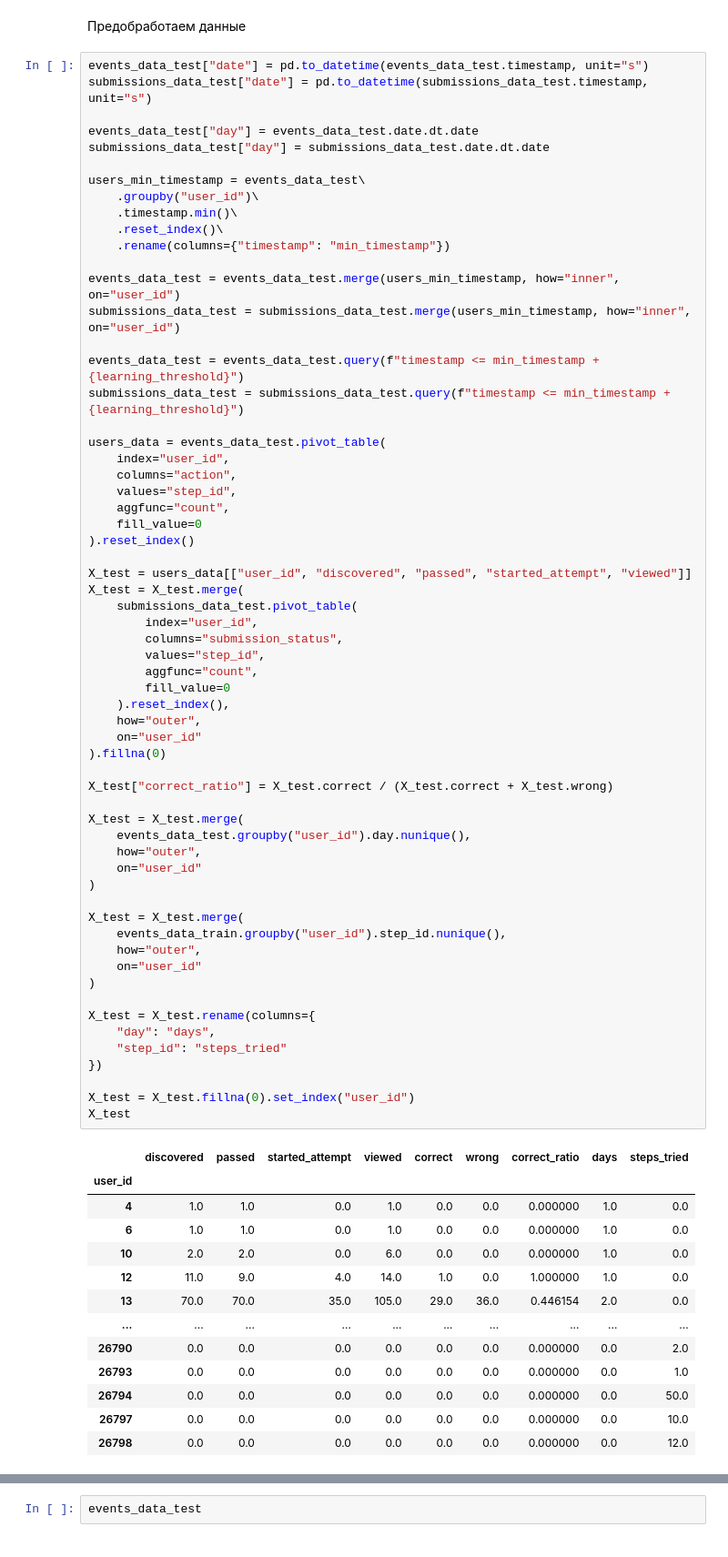
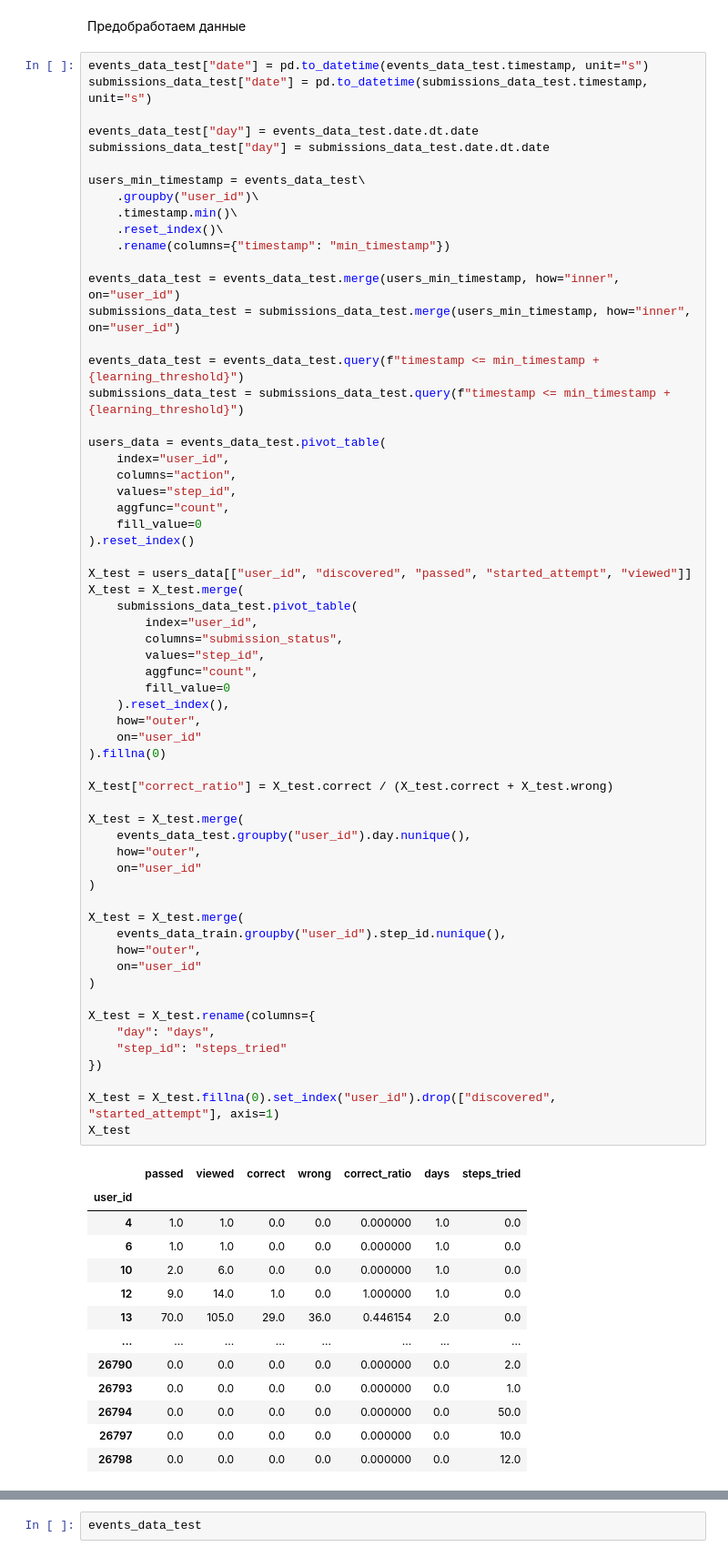
Before and after one commit to mikeasta/StepikDropout, a Jupyter notebook: contest_submission.ipynb, the cells around one changed output, grey strips where cells are left out. Shown at 91% size. Saved outputs shown, nothing was run; the diff lists cells and outputs as text.

```diff
--- a/contest_submission.ipynb
+++ b/contest_submission.ipynb
@@ -811,44 +812,44 @@ X_test = X_test.merge(
         columns="submission_status",
         values="step_id",
         aggfunc="count",
         fill_value=0
     ).reset_index(),
     how="outer",
     on="user_id"
 ).fillna(0)
 
 X_test["correct_ratio"] = X_test.correct / (X_test.correct + X_test.wrong)
 
 X_test = X_test.merge(
     events_data_test.groupby("user_id").day.nunique(),
     how="outer",
     on="user_id"
 )
 
 X_test = X_test.merge(
     events_data_train.groupby("user_id").step_id.nunique(),
     how="outer",
     on="user_id"
 )
 
 X_test = X_test.rename(columns={
     "day": "days",
     "step_id": "steps_tried"
 })
 
-X_test = X_test.fillna(0).set_index("user_id")
+X_test = X_test.fillna(0).set_index("user_id").drop(["discovered", "started_attempt"], axis=1)
 X_test
 # %% [output]
-|  | discovered | passed | started_attempt | viewed | correct | wrong | correct_ratio | days | steps_tried |
-| user_id |  |  |  |  |  |  |  |  |  |
-| 4 | 1.0 | 1.0 | 0.0 | 1.0 | 0.0 | 0.0 | 0.000000 | 1.0 | 0.0 |
-| 6 | 1.0 | 1.0 | 0.0 | 1.0 | 0.0 | 0.0 | 0.000000 | 1.0 | 0.0 |
-| 10 | 2.0 | 2.0 | 0.0 | 6.0 | 0.0 | 0.0 | 0.000000 | 1.0 | 0.0 |
-| 12 | 11.0 | 9.0 | 4.0 | 14.0 | 1.0 | 0.0 | 1.000000 | 1.0 | 0.0 |
-| 13 | 70.0 | 70.0 | 35.0 | 105.0 | 29.0 | 36.0 | 0.446154 | 2.0 | 0.0 |
-| ... | ... | ... | ... | ... | ... | ... | ... | ... | ... |
-| 26790 | 0.0 | 0.0 | 0.0 | 0.0 | 0.0 | 0.0 | 0.000000 | 0.0 | 2.0 |
-| 26793 | 0.0 | 0.0 | 0.0 | 0.0 | 0.0 | 0.0 | 0.000000 | 0.0 | 1.0 |
-| 26794 | 0.0 | 0.0 | 0.0 | 0.0 | 0.0 | 0.0 | 0.000000 | 0.0 | 50.0 |
-| 26797 | 0.0 | 0.0 | 0.0 | 0.0 | 0.0 | 0.0 | 0.000000 | 0.0 | 10.0 |
-| 26798 | 0.0 | 0.0 | 0.0 | 0.0 | 0.0 | 0.0 | 0.000000 | 0.0 | 12.0 |
+|  | passed | viewed | correct | wrong | correct_ratio | days | steps_tried |
+| user_id |  |  |  |  |  |  |  |
+| 4 | 1.0 | 1.0 | 0.0 | 0.0 | 0.000000 | 1.0 | 0.0 |
+| 6 | 1.0 | 1.0 | 0.0 | 0.0 | 0.000000 | 1.0 | 0.0 |
+| 10 | 2.0 | 6.0 | 0.0 | 0.0 | 0.000000 | 1.0 | 0.0 |
+| 12 | 9.0 | 14.0 | 1.0 | 0.0 | 1.000000 | 1.0 | 0.0 |
+| 13 | 70.0 | 105.0 | 29.0 | 36.0 | 0.446154 | 2.0 | 0.0 |
+| ... | ... | ... | ... | ... | ... | ... | ... |
+| 26790 | 0.0 | 0.0 | 0.0 | 0.0 | 0.000000 | 0.0 | 2.0 |
+| 26793 | 0.0 | 0.0 | 0.0 | 0.0 | 0.000000 | 0.0 | 1.0 |
+| 26794 | 0.0 | 0.0 | 0.0 | 0.0 | 0.000000 | 0.0 | 50.0 |
+| 26797 | 0.0 | 0.0 | 0.0 | 0.0 | 0.000000 | 0.0 | 10.0 |
+| 26798 | 0.0 | 0.0 | 0.0 | 0.0 | 0.000000 | 0.0 | 12.0 |
```
Also changed, not shown: parts of 7 cells of this notebook, 1 other file.
